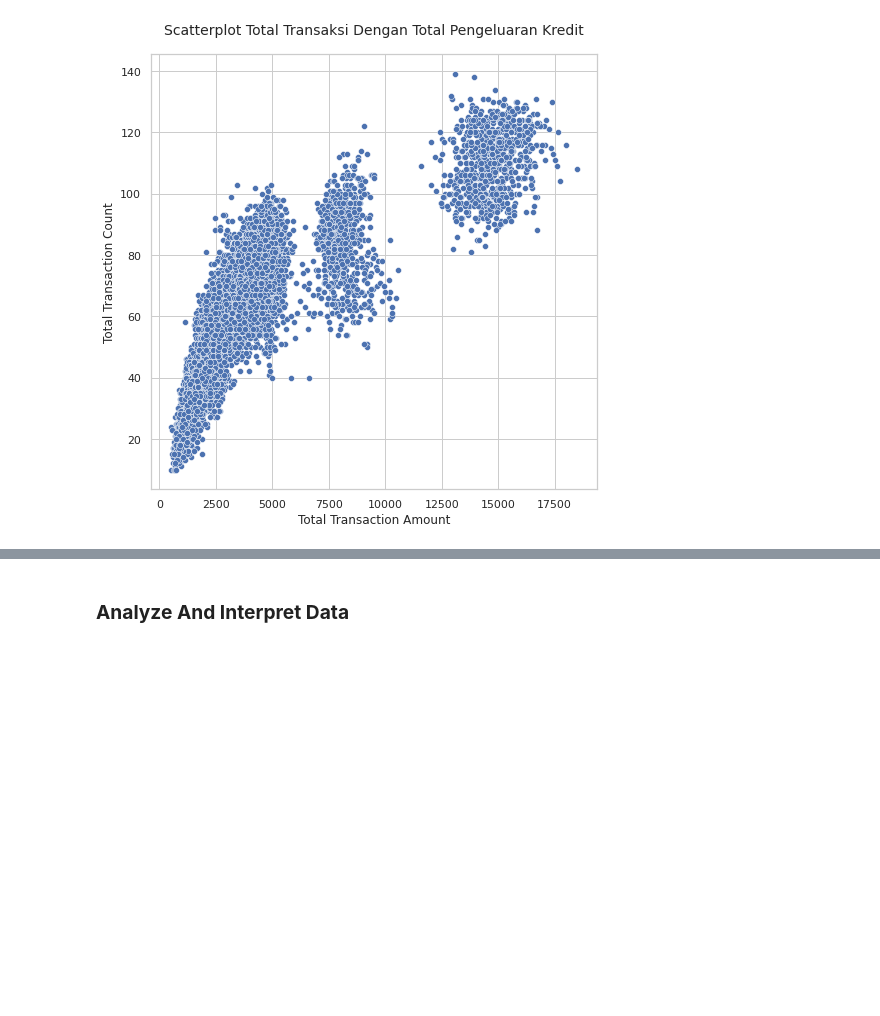
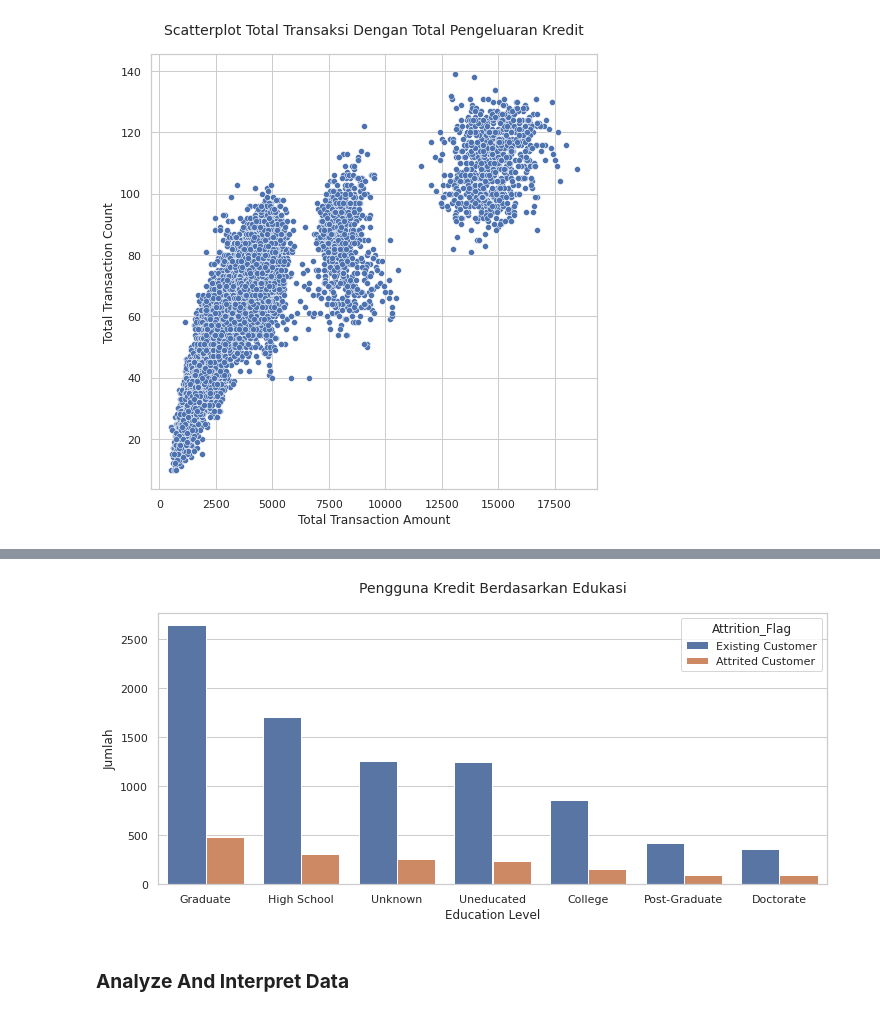
Before and after one commit to Naufaal-HL/Tugas-Besar-Statistika-Credit-Card-Exploration-Data-Mining, a Jupyter notebook: Tubes_Statistika.ipynb, the cells around one changed output, grey strips where cells are left out. Saved outputs shown, nothing was run; the diff lists cells and outputs as text; code cells hidden in the pictures; blank space fills up the shorter version.

```diff
--- a/Tubes_Statistika.ipynb
+++ b/Tubes_Statistika.ipynb
@@ -219,2 +278,13 @@ plt.show()
+# %%
+plt.figure(figsize=(12,5))
+plt.title('Barplot Pengguna Kredit Berdasarkan Edukasi Dan Jenis Attrition', pad=20, fontsize=14)
+
+values_education =data['Education_Level'].value_counts().values
+ax = sns.countplot(x='Education_Level',hue='Attrition_Flag', data=data, order = data['Education_Level'].value_counts().index)
+ax.set(xlabel='Education Level', ylabel='Jumlah')
+
+plt.show()
+# %% [output]
+[figure, added]
 # %% [markdown]
 ### **Analyze And Interpret Data**
```
Also changed, not shown: parts of 8 cells of this notebook.
